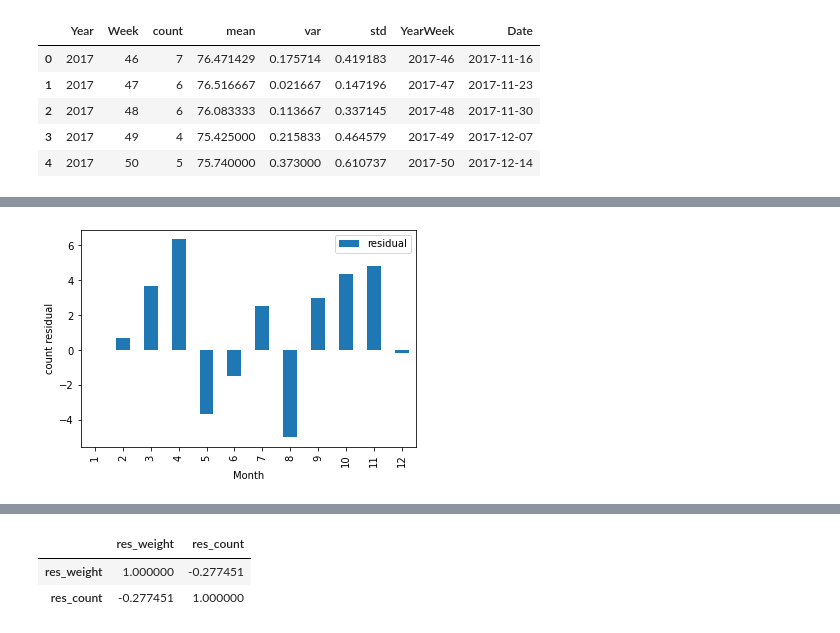
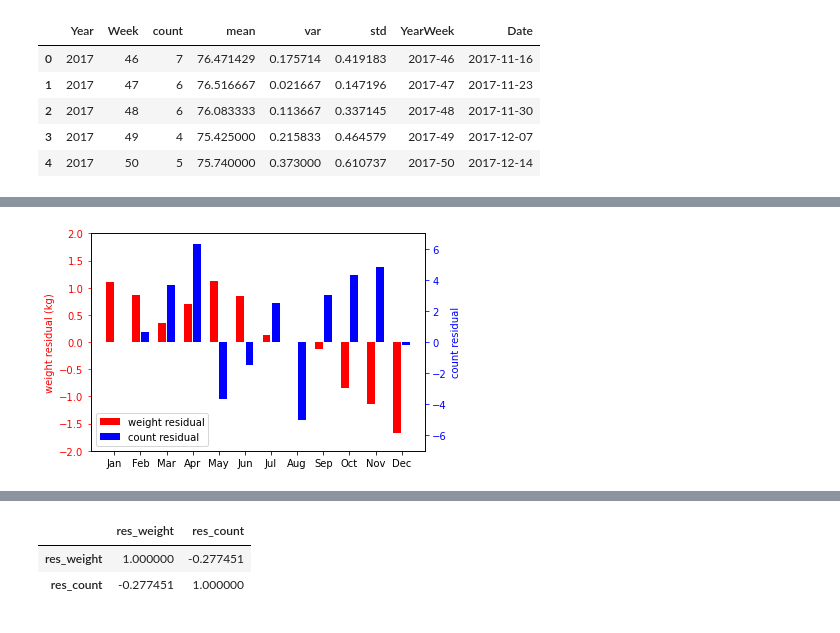
Before and after one commit to mt82/Peso, a Jupyter notebook: PyPeso.ipynb, the cells around one changed output, grey strips where cells are left out. Drawn from its saved outputs; the diff is of its cells as text; code cells hidden in the pictures.

```diff
--- a/PyPeso.ipynb
+++ b/PyPeso.ipynb
@@ -119,15 +110,42 @@ pdf.savefig(fig)
-# %%
-df_yearmonth_count = pd.merge(df_month[["Year","Month","count"]].rename(columns={"count":"count_month"}),
-                        df_year[["Year","count"]].rename(columns={"count":"count_year"}),
-                        how='left',on="Year",validate="m:1")
-df_yearmonth_count["residual"] = df_yearmonth_count["count_month"] - df_yearmonth_count["count_year"]/12.
-fig, ax = plt.subplots()
-df_yearmonth_count[["Month","residual"]].groupby(["Month"]).mean().plot.bar(ax=ax)
-plt.ylabel("count residual")
-plt.show()
-pdf.savefig(fig)
-# %% [output]
-[figure, removed]
+# %%
+df_yearmonth_weight = pd.merge(df_month[["Year","Month","mean"]].rename(columns={"mean":"mean_month"}),
+                        df_year[["Year","mean"]].rename(columns={"mean":"mean_year"}),
+                        how='left',on="Year",validate="m:1")
+df_yearmonth_weight["residual"] = df_yearmonth_weight["mean_month"] - df_yearmonth_weight["mean_year"]
+df_yearmonth_weight=df_yearmonth_weight[["Month","residual"]].groupby(["Month"]).mean()
+df_yearmonth_weight=df_yearmonth_weight.reset_index()
+df_yearmonth_count = pd.merge(df_month[["Year","Month","count"]].rename(columns={"count":"count_month"}),
+                        df_year[["Year","count"]].rename(columns={"count":"count_year"}),
+                        how='left',on="Year",validate="m:1")
+df_yearmonth_count["residual"] = df_yearmonth_count["count_month"] - df_yearmonth_count["count_year"]/12.
+df_yearmonth_count=df_yearmonth_count[["Month","residual"]].groupby(["Month"]).mean()
+df_yearmonth_count=df_yearmonth_count.reset_index()
+width=0.35
+fig, ax = plt.subplots()
+ax2 = ax.twinx()
+plot1 = ax.bar(df_yearmonth_weight["Month"]-0.5*width,
+    df_yearmonth_weight["residual"],
+    width-0.05,
+    color="r")
+plot2 = ax2.bar(df_yearmonth_count["Month"]+0.5*width,
+    df_yearmonth_count["residual"],
+    width-0.05,
+    color="b")
+ax.set_ylim(-2,2)
+ax2.set_ylim(-7, 7)
+ax.set_ylabel('weight residual (kg)')
+ax2.set_ylabel('count residual')
+ax.tick_params(axis='y', colors='red')
+ax.yaxis.label.set_color('red')
+ax2.tick_params(axis='y', colors='blue')
+ax2.yaxis.label.set_color('blue')
+plt.xlabel("")
+plt.xticks(range(1,13),[calendar.month_name[x][0:3] for x in range(1,13)],rotation=0)
+plt.legend((plot1,plot2),("weight residual","count residual"))
+plt.show()
+pdf.savefig(fig)
+# %% [output]
+[figure, added]
 # %%
 df_yearmonth = pd.merge(df_yearmonth_weight[["Month","residual"]].rename(columns={"residual":"res_weight"}).groupby(["Month"]).mean(),
                         df_yearmonth_count[["Month","residual"]].rename(columns={"residual":"res_count"}).groupby(["Month"]).mean(),
```
Also changed, not shown: parts of 21 cells of this notebook.
